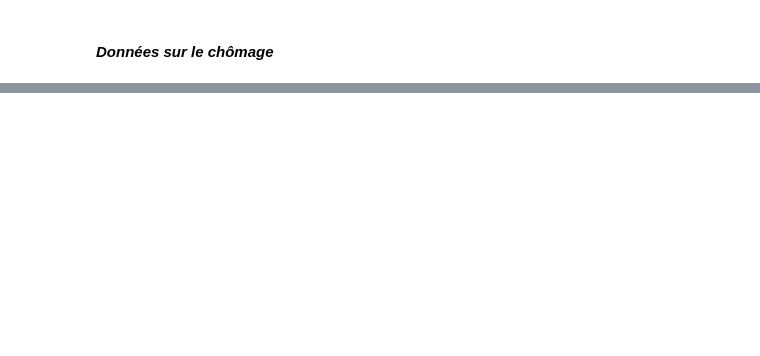
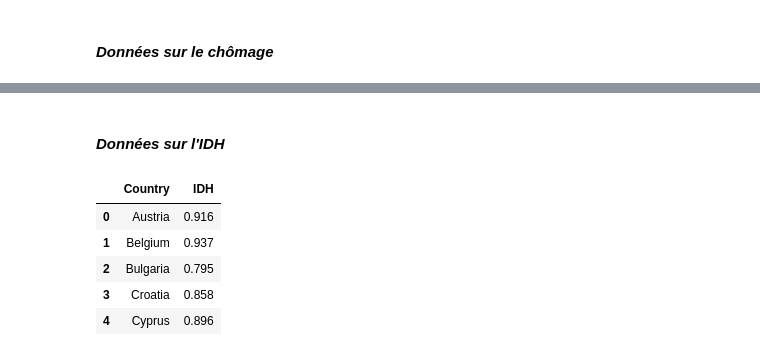
Before and after one commit to refouch/Projet_Python_2A, a Jupyter notebook: Tidy.ipynb, the cells around one changed output, grey strips where cells are left out. Cells and saved outputs as stored; diff of their text form; code cells hidden in the pictures; blank space fills up the shorter version.

```diff
--- a/Tidy.ipynb
+++ b/Tidy.ipynb
@@ -1289,0 +1271,15 @@ chomage_filtre
+# %% [markdown]
+#### ***Données sur l'IDH***
+# %%
+import pandas as pd
+
+idh = pd.read_csv('/home/onyxia/work/Projet_Python_2A/Data/Macro/IDH_UE.csv')
+
+idh.head()
+# %% [output]
+|  | Country | IDH |
+| 0 | Austria | 0.916 |
+| 1 | Belgium | 0.937 |
+| 2 | Bulgaria | 0.795 |
+| 3 | Croatia | 0.858 |
+| 4 | Cyprus | 0.896 |
```
Also changed, not shown: parts of 10 cells of this notebook, 4 other files.
